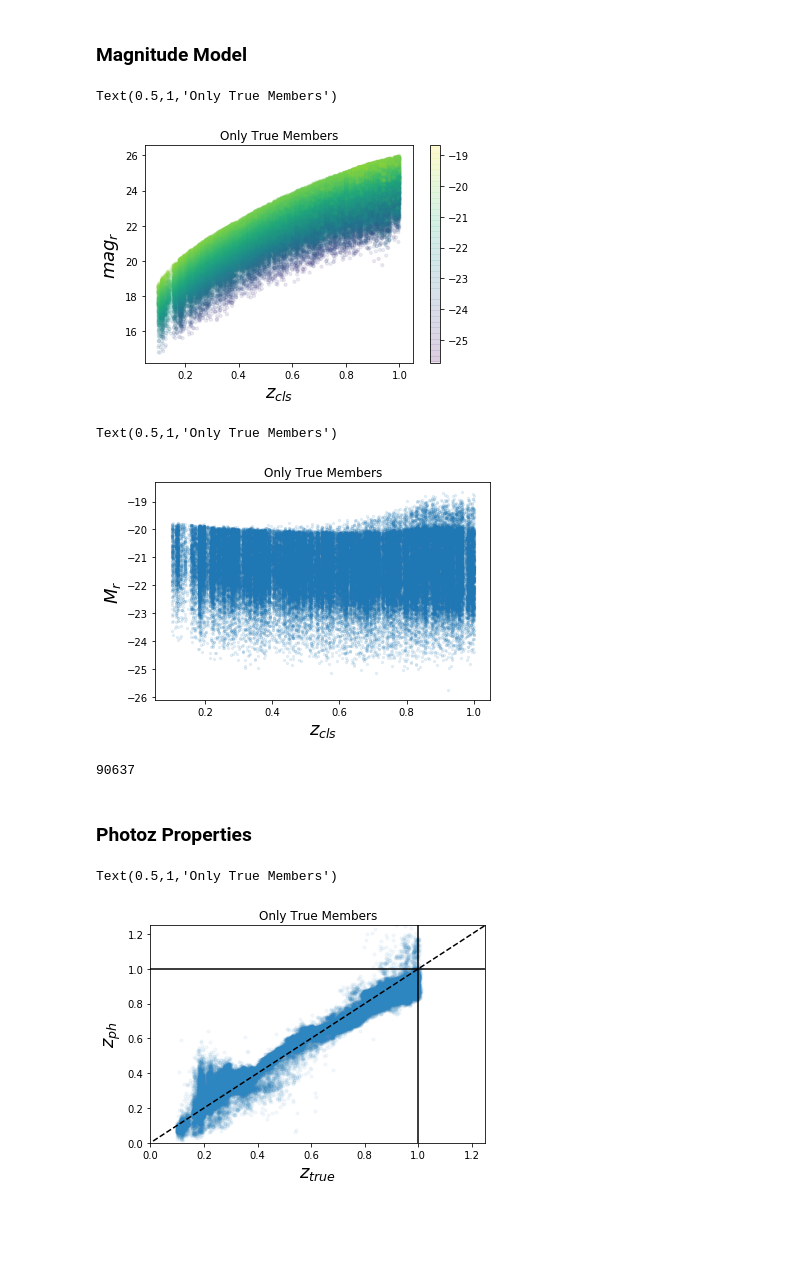
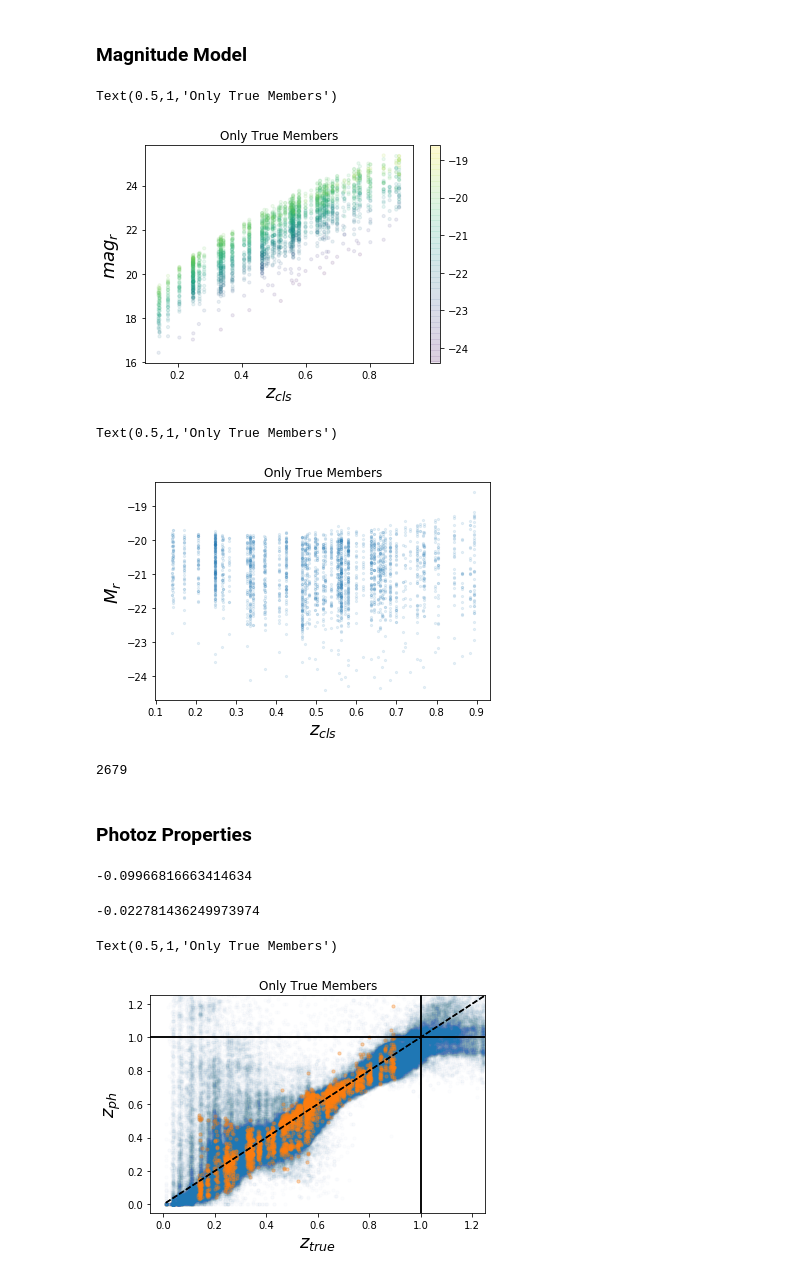
Before and after one commit to estevesjh/ccopa, a Jupyter notebook: notebooks/checking_selection.ipynb, the cells around one changed output. Drawn from its saved outputs; the diff is of its cells as text; code cells hidden in the pictures; blank space fills up the shorter version.

```diff
--- a/notebooks/checking_selection.ipynb
+++ b/notebooks/checking_selection.ipynb
@@ -26,7 +28,11 @@ run='emuBPZ'
 # %%
-cfg = '../libs/config_copa_dc2.yaml'
+cfg = '../config_files/config_buzzard_v2.yaml'
 copa = copacabana(cfg)
 
-copa.kwargs['dmag_lim'] = 1
-g, c = load_copa_input_catalog(copa.master_fname,copa.kwargs,pz_file='emuBPZ',simulation=True)
+# copa.kwargs['dmag_lim'] = 1
+d1, d2 = [], []
+for mfile in copa.master_fname_tile_list:
+    g, c = load_copa_input_catalog(mfile,copa.kwargs,pz_file='emuBPZ',simulation=True)
+    d1.append(g)
+    d2.append(c)
 # %% [output]
@@ -151,7 +168,7 @@ plt.ylabel(r'$mag_{r}$',fontsize=18)
 plt.title('Only True Members')
 # %% [output]
 Text(0.5,1,'Only True Members')
-[figure, old version]
+[figure, new version]
 # %%
 plt.scatter(zcls,amag,s=5,alpha=0.1)
 plt.ylabel(r'$M_{r}$',fontsize=18)
@@ -159,15 +176,17 @@ plt.xlabel(r'$z_{cls}$',fontsize=18)
 plt.title('Only True Members')
 # %% [output]
 Text(0.5,1,'Only True Members')
-[figure, old version]
+[figure, new version]
 # %%
 np.count_nonzero(idx)
 # %% [output]
-90637
+2679
 # %% [markdown]
 ### Photoz Properties
+# %%
+idx = np.arange(0,len(g))
 # %%
-idx = g['True']
+mask = g['True']
 # %%
 zt   = g['z_true'][idx]
 zp   = g['z'][idx]
@@ -179,10 +201,18 @@ zcls = g['redshift'][idx]
+# %%
+np.median(zoff)
+# %% [output]
+-0.09966816663414634
+# %%
+np.median(dz)
+# %% [output]
+-0.022781436249973974
 # %%
 zvec = np.linspace(0.01,3,40)
-xmin,xmax=0.0,1.1
-def identity(ztru,z,xmin=0.,xmax=2.,ax=None):
+xmin,xmax=-0.1,1.1
+def identity(ztru,z,xmin=-0.05,xmax=2.,ax=None,alpha=0.01):
     if ax is None: ax=plt.axes()
     ax.plot(zvec,zvec,ls='--',color='k')
-    ax.scatter(ztru,z,color=blue,alpha=0.05,s=10,label='true members')
+    ax.scatter(ztru,z,alpha=alpha,s=10,label='true members')
     ax.axhline(1.,color='k')
     ax.axvline(1.,color='k')
     ax.set_xlabel(r'$z_{true}$',fontsize=18)
@@ -191,10 +221,11 @@ def identity(ztru,z,xmin=0.,xmax=2.,ax=None):
     ax.set_xlim(xmin,xmax)
 # %%
 identity(zt,zp,xmax=1.25)
+identity(zt[mask],zp[mask],xmax=1.25,alpha=0.3)
 plt.title('Only True Members')
 # %% [output]
 Text(0.5,1,'Only True Members')
-[figure, old version]
+[figure, new version]
 # %%
 def plot_pannel(x,y,z,indices,labels,nx=2,ny=4,xlims=(-0.3,0.3),ylims=(-0.3,0.3),ylb=r'$p_{z,0}$',xlb='z'):
     fig = plt.figure(figsize=(5*ny,4*nx))
```
Also changed, not shown: parts of 22 cells of this notebook, 26 other files.
